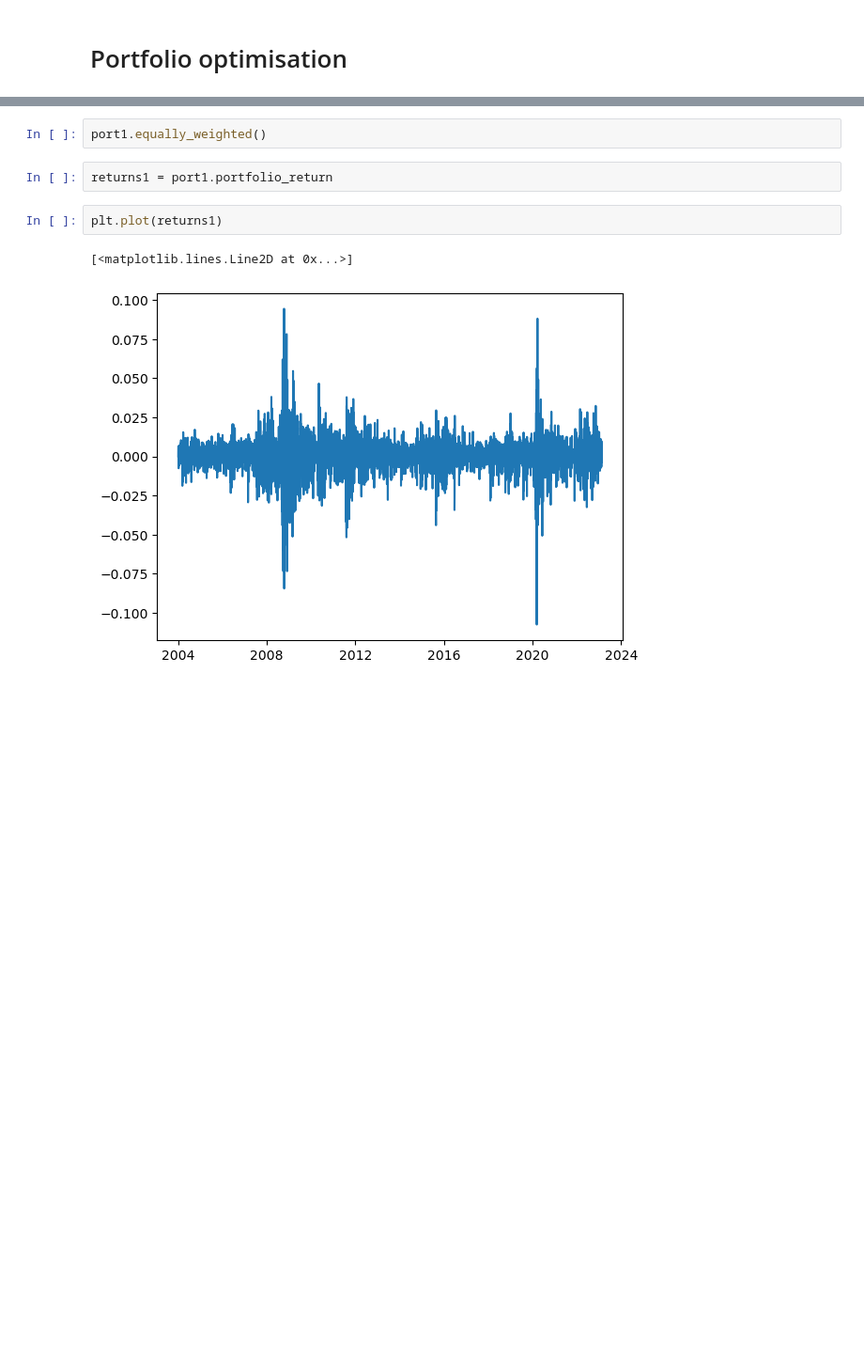
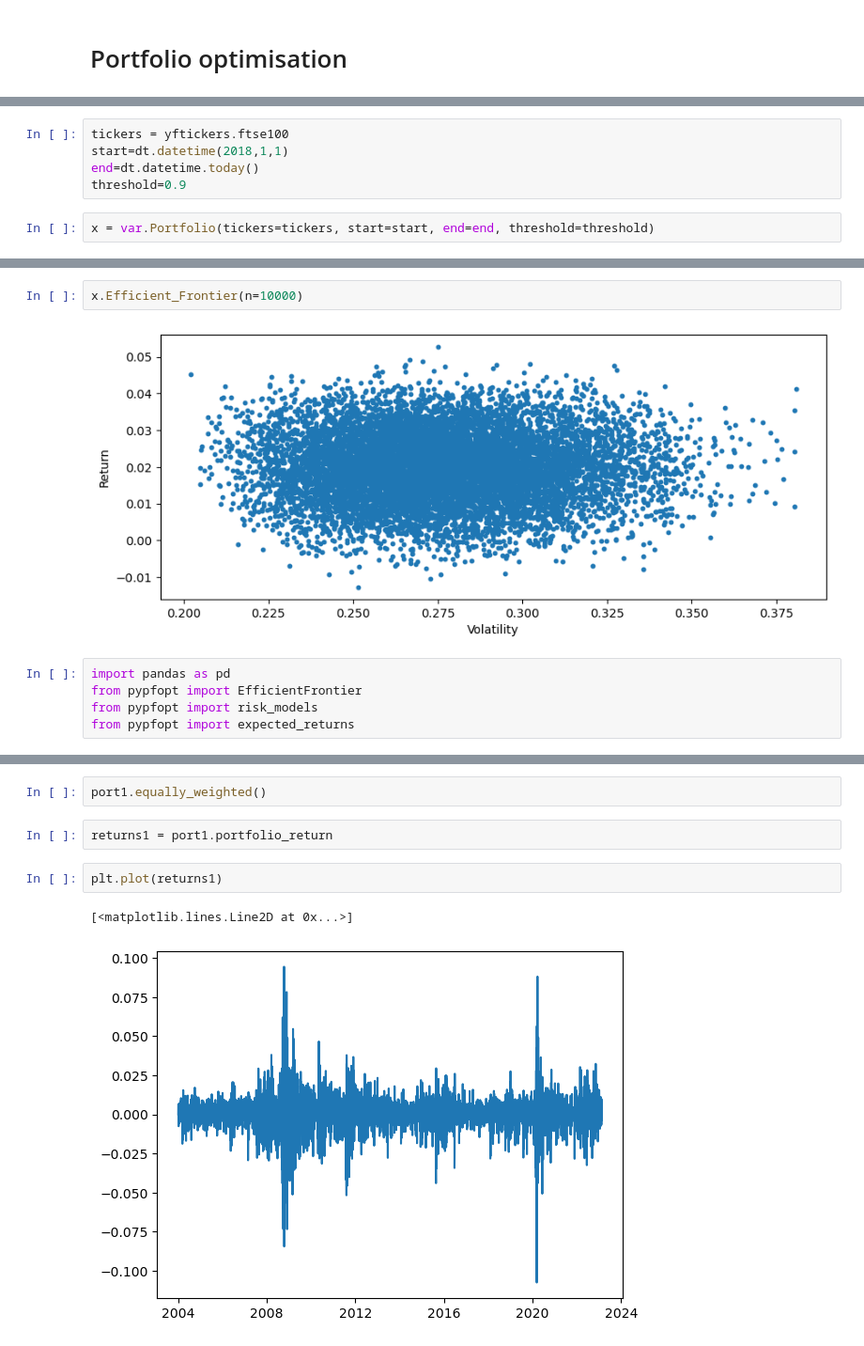
Before and after one commit to Johanlai/risk_management, a Jupyter notebook: VaR.ipynb, the cells around one changed output, grey strips where cells are left out. Shown: that part at 94% size. Cells and saved outputs as stored; diff of their text form; blank space fills up the shorter version.

Commit message:
initial edit to efficient frontiers

```diff
--- a/VaR.ipynb
+++ b/VaR.ipynb
@@ -95,0 +8,7 @@ port1.Efficient_Frontier()
+# %%
+tickers = yftickers.ftse100
+start=dt.datetime(2018,1,1)
+end=dt.datetime.today()
+threshold=0.9
+# %%
+x = var.Portfolio(tickers=tickers, start=start, end=end, threshold=threshold)
@@ -95,0 +30,9 @@ port1.Efficient_Frontier()
+# %%
+x.Efficient_Frontier(n=10000)
+# %% [output]
+[figure, added]
+# %%
+import pandas as pd
+from pypfopt import EfficientFrontier
+from pypfopt import risk_models
+from pypfopt import expected_returns
```
Also changed, not shown: parts of 32 cells of this notebook, 4 other files.
